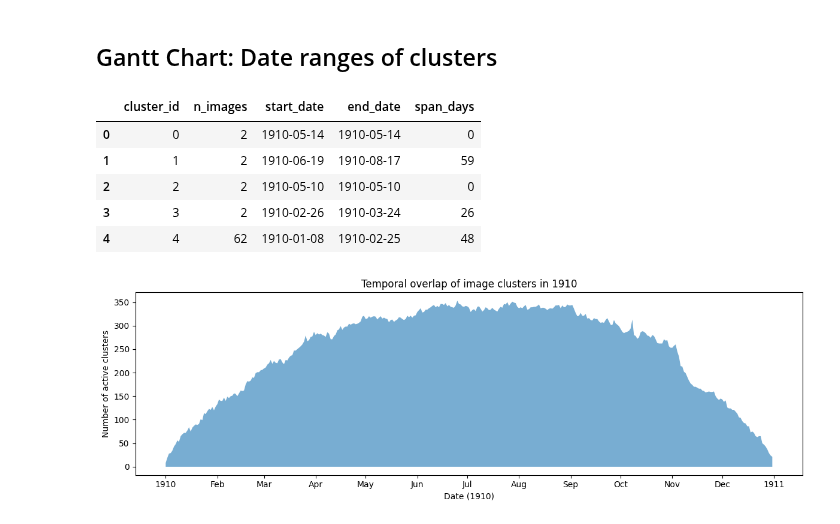
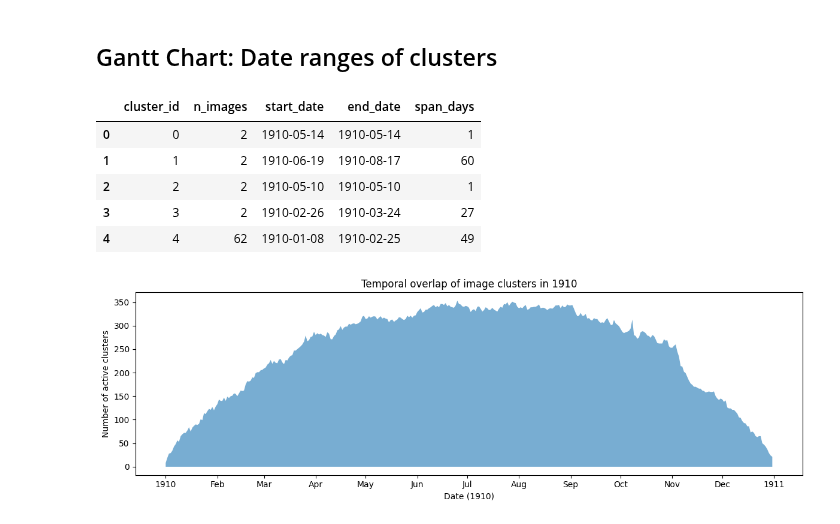
Before and after one commit to L4CCH/viral-images, a Jupyter notebook: scripts/sample-photos/4_analyze.ipynb, the cells around one changed output. Cells and saved outputs as stored; diff of their text form; code cells hidden in the pictures.

```diff
--- a/scripts/sample-photos/4_analyze.ipynb
+++ b/scripts/sample-photos/4_analyze.ipynb
@@ -379,5 +379,5 @@ Top concepts:
 # %%
-CLUSTER_ID = "314"
+CLUSTER_ID = "162"
 cid = str(CLUSTER_ID)
 
 all_rels = clusters[cid]
@@ -696,29 +696,29 @@ def extract_date(fname: str):
 # %%
 rows = []
 
 for cid, files in clusters.items():
     dates = [extract_date(f) for f in files]
     dates = [d for d in dates if d is not None]
     if not dates:
         continue
 
     rows.append({
         "cluster_id": cid,
         "n_images": len(dates),
         "start_date": min(dates),
         "end_date": max(dates),
-        "span_days": (max(dates) - min(dates)).days,
+        "span_days": (max(dates) - min(dates)).days + 1,
     })
 
 cluster_dates_df = pd.DataFrame(rows)
 cluster_dates_df.head()
 # %% [output]
 |  | cluster_id | n_images | start_date | end_date | span_days |
-| 0 | 0 | 2 | 1910-05-14 | 1910-05-14 | 0 |
-| 1 | 1 | 2 | 1910-06-19 | 1910-08-17 | 59 |
-| 2 | 2 | 2 | 1910-05-10 | 1910-05-10 | 0 |
-| 3 | 3 | 2 | 1910-02-26 | 1910-03-24 | 26 |
-| 4 | 4 | 62 | 1910-01-08 | 1910-02-25 | 48 |
+| 0 | 0 | 2 | 1910-05-14 | 1910-05-14 | 1 |
+| 1 | 1 | 2 | 1910-06-19 | 1910-08-17 | 60 |
+| 2 | 2 | 2 | 1910-05-10 | 1910-05-10 | 1 |
+| 3 | 3 | 2 | 1910-02-26 | 1910-03-24 | 27 |
+| 4 | 4 | 62 | 1910-01-08 | 1910-02-25 | 49 |
 # %%
 import matplotlib.pyplot as plt
 import matplotlib.dates as mdates
```
Also changed, not shown: parts of 12 cells of this notebook.
